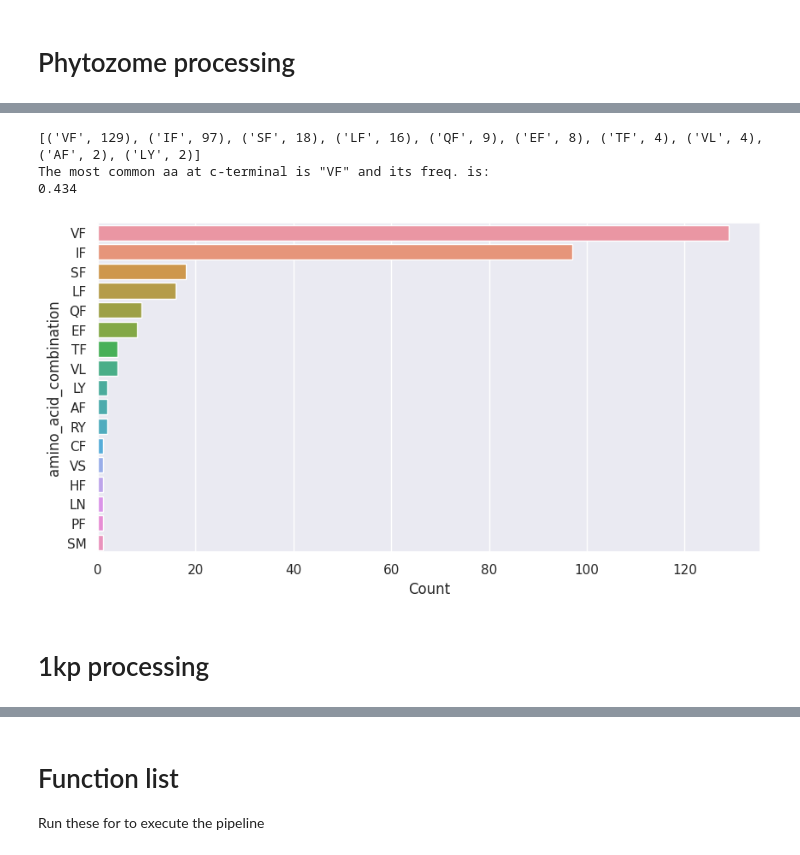
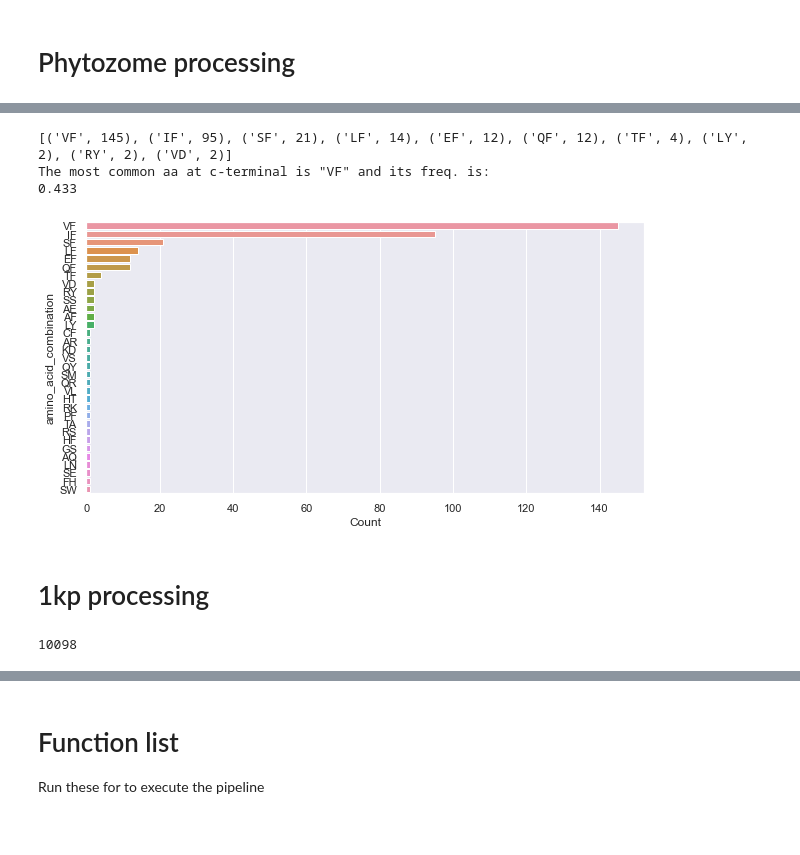
Before and after one commit to mattmorts-sci/PR, a Jupyter notebook: PR_pipline.ipynb, the cells around one changed output, grey strips where cells are left out. Drawn from its saved outputs; the diff is of its cells as text; code cells hidden in the pictures.

```diff
--- a/PR_pipline.ipynb
+++ b/PR_pipline.ipynb
@@ -182,10 +145,10 @@ The most common aa at n-terminal is "MA" and its freq. is:
 # %%
-chart(f'output/220712_phyto_size_filt.fasta', 2, 'c', 10, 5)
+chart(f'output/220826_phyto_size_filt.fasta', 2, 'c', 10, 5)
 # %% [output]
-[('VF', 129), ('IF', 97), ('SF', 18), ('LF', 16), ('QF', 9), ('EF', 8), ('TF', 4), ('VL', 4), ('AF', 2), ('LY', 2)]
+[('VF', 145), ('IF', 95), ('SF', 21), ('LF', 14), ('EF', 12), ('QF', 12), ('TF', 4), ('LY', 2), ('RY', 2), ('VD', 2)]
 The most common aa at c-terminal is "VF" and its freq. is:
-0.434
+0.433
-[figure, old version]
+[figure, new version]
 # %%
 #terminal_filter(f'output/220323_phyto_size_filt.fasta', 'phyto', 'n', 'M')
 # %%
@@ -247,0 +204,4 @@ with open(f'output/{DATE}_NR_1kp_formatted.fasta', 'w') as form: # Creates a fas
+# %%
+len(id_lst)
+# %% [output]
+10098
```
Also changed, not shown: parts of 27 cells of this notebook, 3 other files.
